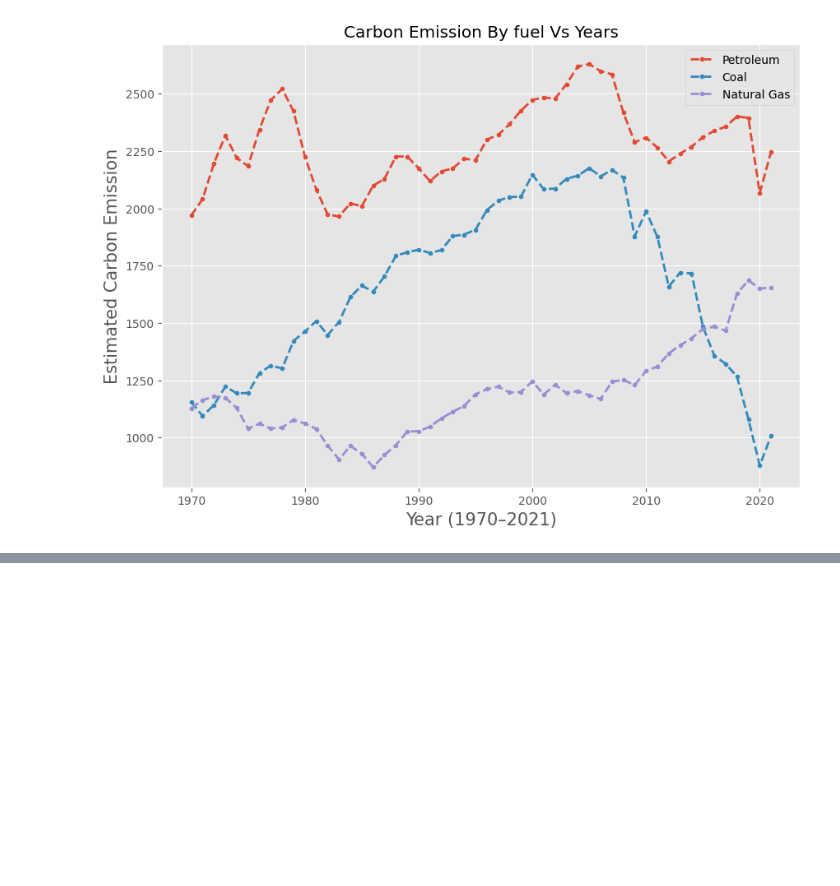
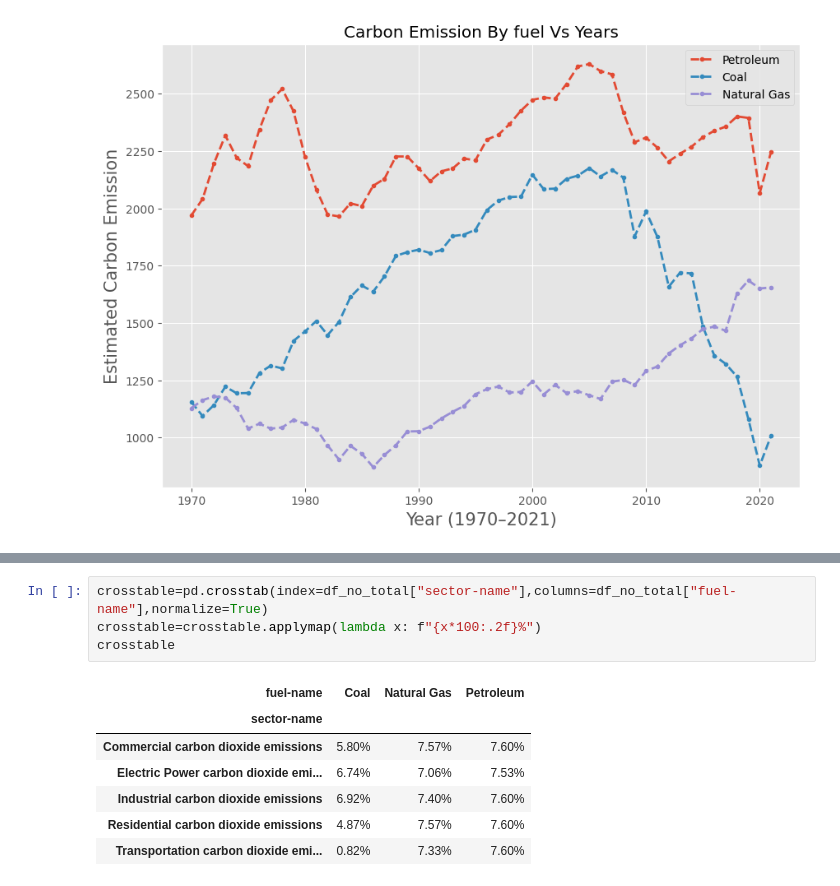
Before and after one commit to houssinekhlif/Project-1, a Jupyter notebook: Attempts/CarbonEmissionsUS.ipynb, the cells around one changed output, grey strips where cells are left out. Saved outputs shown, nothing was run; the diff lists cells and outputs as text; blank space fills up the shorter version.

```diff
--- a/CarbonEmissionsUS.ipynb
+++ b/Attempts/CarbonEmissionsUS.ipynb
@@ -241,0 +230,12 @@ plt.show()
+# %%
+crosstable=pd.crosstab(index=df_no_total["sector-name"],columns=df_no_total["fuel-name"],normalize=True)
+crosstable=crosstable.applymap(lambda x: f"{x*100:.2f}%")
+crosstable
+# %% [output]
+| fuel-name | Coal | Natural Gas | Petroleum |
+| sector-name |  |  |  |
+| Commercial carbon dioxide emissions | 5.80% | 7.57% | 7.60% |
+| Electric Power carbon dioxide emi... | 6.74% | 7.06% | 7.53% |
+| Industrial carbon dioxide emissions | 6.92% | 7.40% | 7.60% |
+| Residential carbon dioxide emissions | 4.87% | 7.57% | 7.60% |
+| Transportation carbon dioxide emi... | 0.82% | 7.33% | 7.60% |
```
Also changed, not shown: parts of 3 cells of this notebook, 2 other files.
